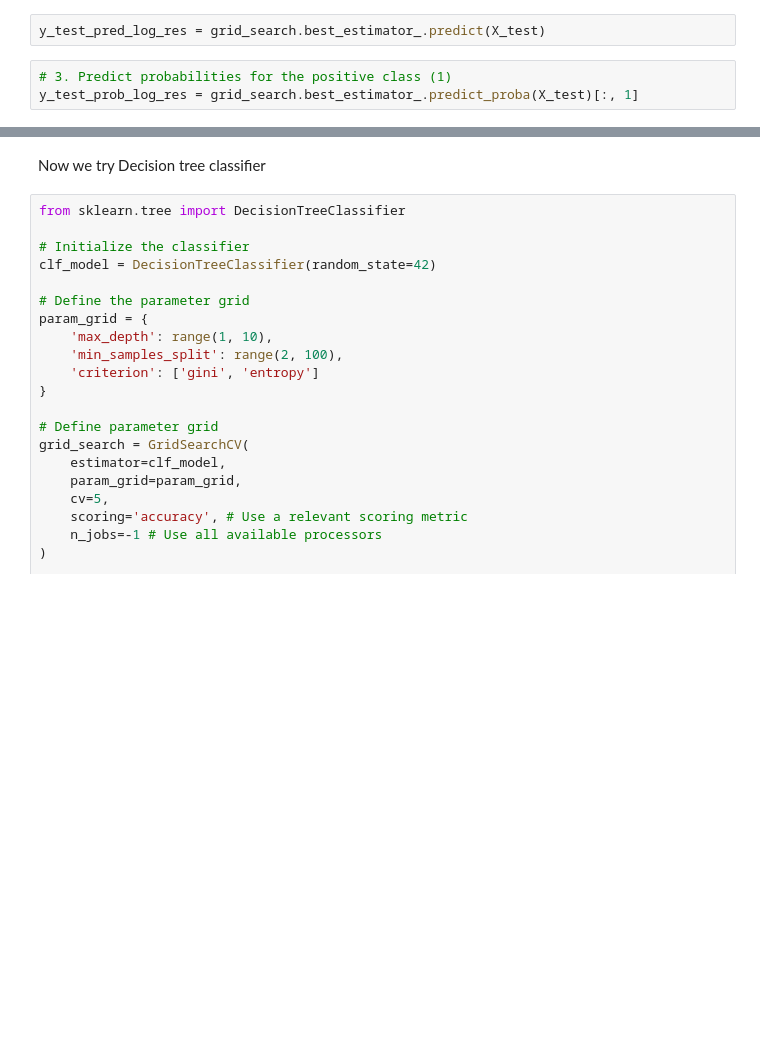
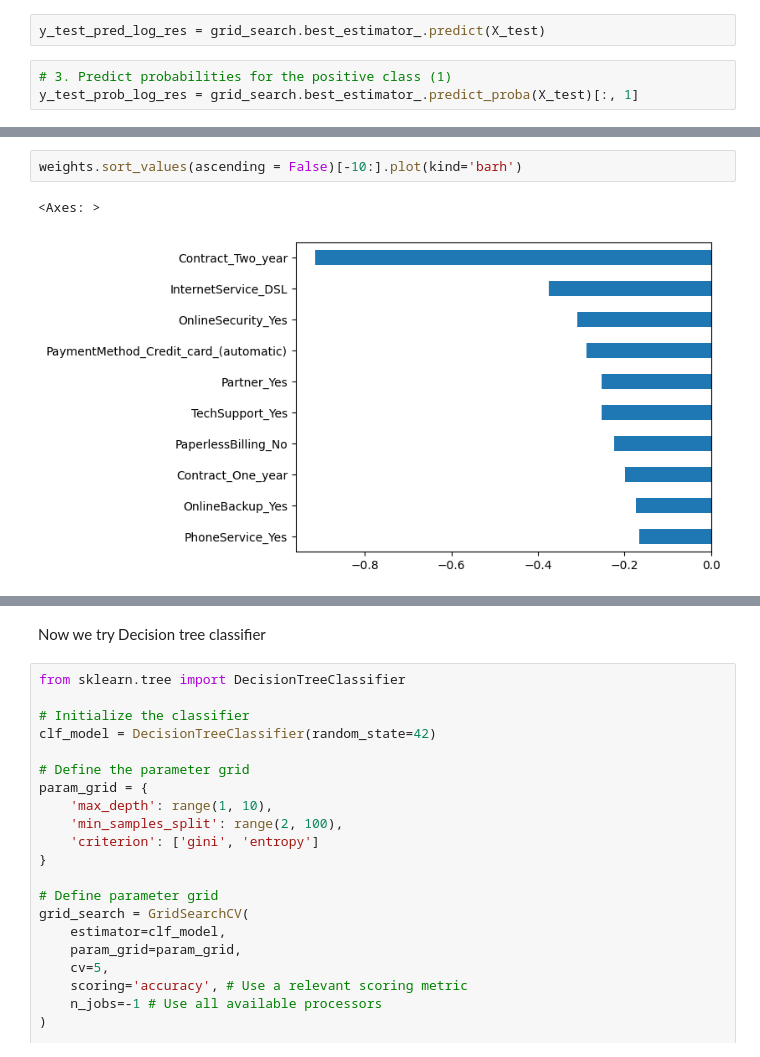
Before and after one commit to shanky474/pfizer_case_study_customer_churn, a Jupyter notebook: ML_Modelling.ipynb, the cells around one changed output, grey strips where cells are left out. Saved outputs shown, nothing was run; the diff lists cells and outputs as text; blank space fills up the shorter version.

```diff
--- a/ML_Modelling.ipynb
+++ b/ML_Modelling.ipynb
@@ -129,0 +123,5 @@ We see the following observations for Logistic regression model for 5000 iterati
+# %%
+weights.sort_values(ascending = False)[-10:].plot(kind='barh')
+# %% [output]
+<Axes: >
+[figure, added]
```
Also changed, not shown: parts of 56 cells of this notebook.
